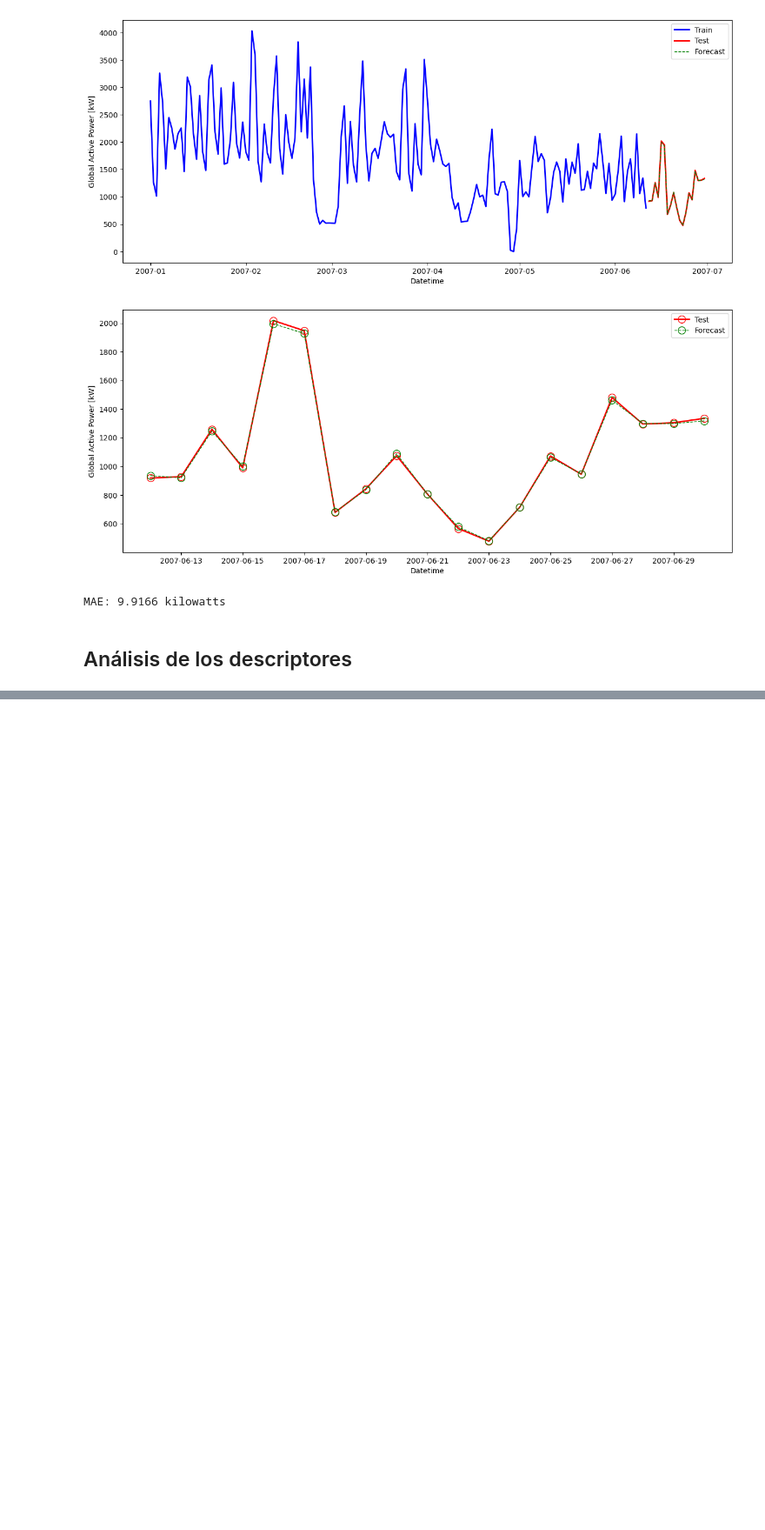
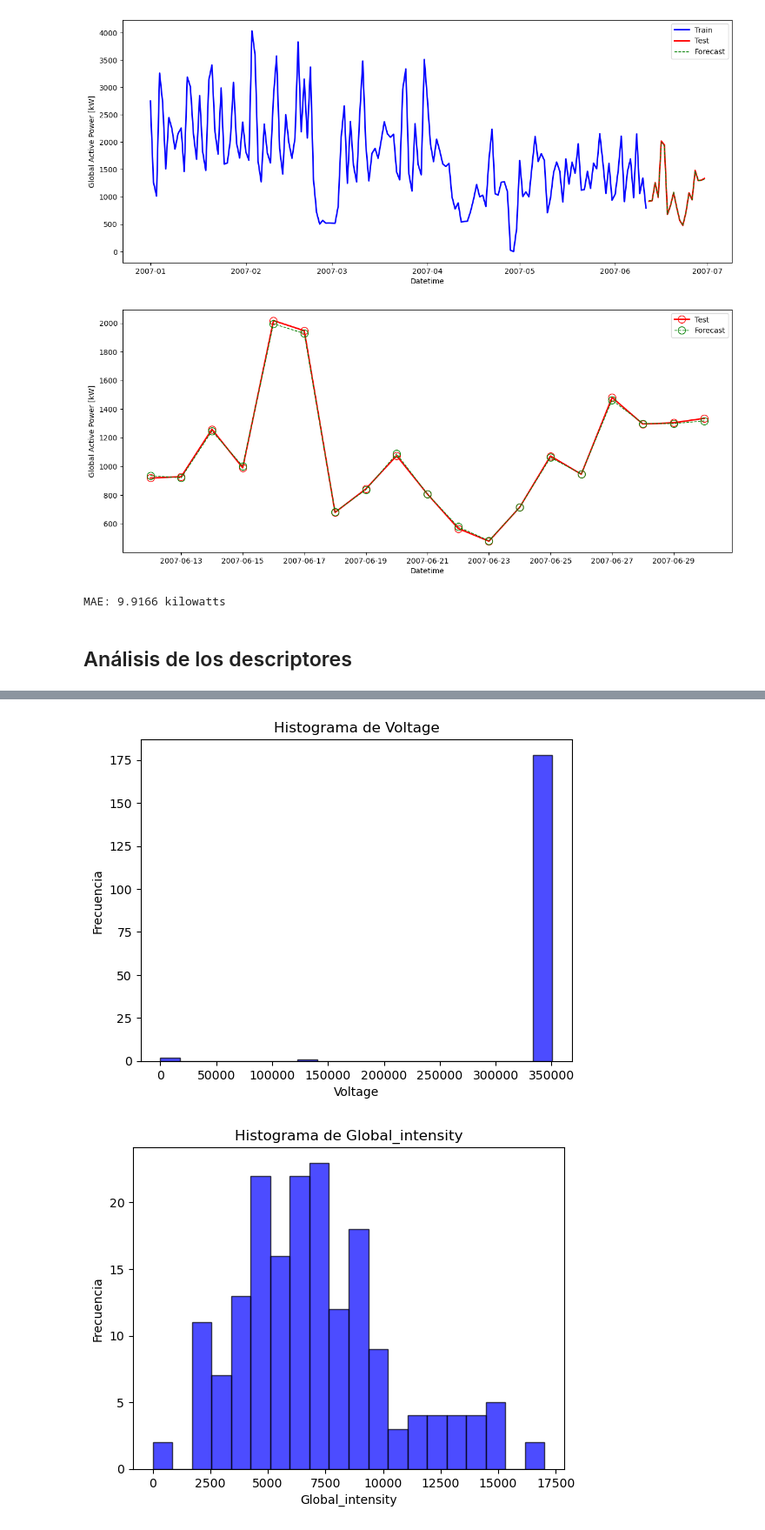
Before and after one commit to kevindmzapata/multivariate-statistics-course, a Jupyter notebook: PROYECTO_FINAL/main.ipynb, the cells around one changed output, grey strips where cells are left out. Shown at 87% size. Drawn from its saved outputs; the diff is of its cells as text; code cells hidden in the pictures; blank space fills up the shorter version.

```diff
--- a/PROYECTO_FINAL/main.ipynb
+++ b/PROYECTO_FINAL/main.ipynb
@@ -406,0 +470,20 @@ MAE: 9.9166 kilowatts
+# %%
+# Plot histogramas de las variables exógenas
+
+for column in df_exog.columns:
+    plt.hist(df_exog[column], bins=20, color='blue', edgecolor='black', alpha=0.7)
+    plt.title(f'Histograma de {column}')
+    plt.xlabel(column)
+    plt.ylabel('Frecuencia')
+    plt.show()
+
+# boxplot de las variables exógenas
+for column in df_exog.columns:
+    plt.figure()
+    plt.boxplot(df_exog[column], vert=False)
+    plt.title(f'Boxplot de {column}')
+    plt.xlabel(column)
+    plt.show()
+# %% [output]
+[figure, added]
+[figure, added]
```
Also changed, not shown: parts of 15 cells of this notebook, 2 other files.
